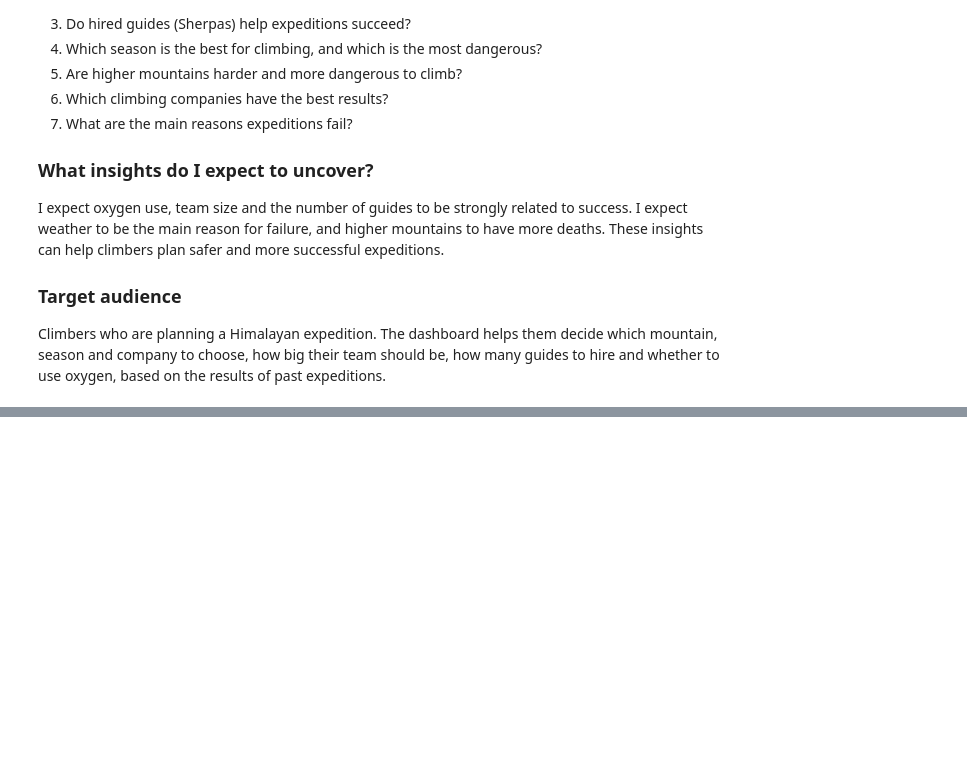
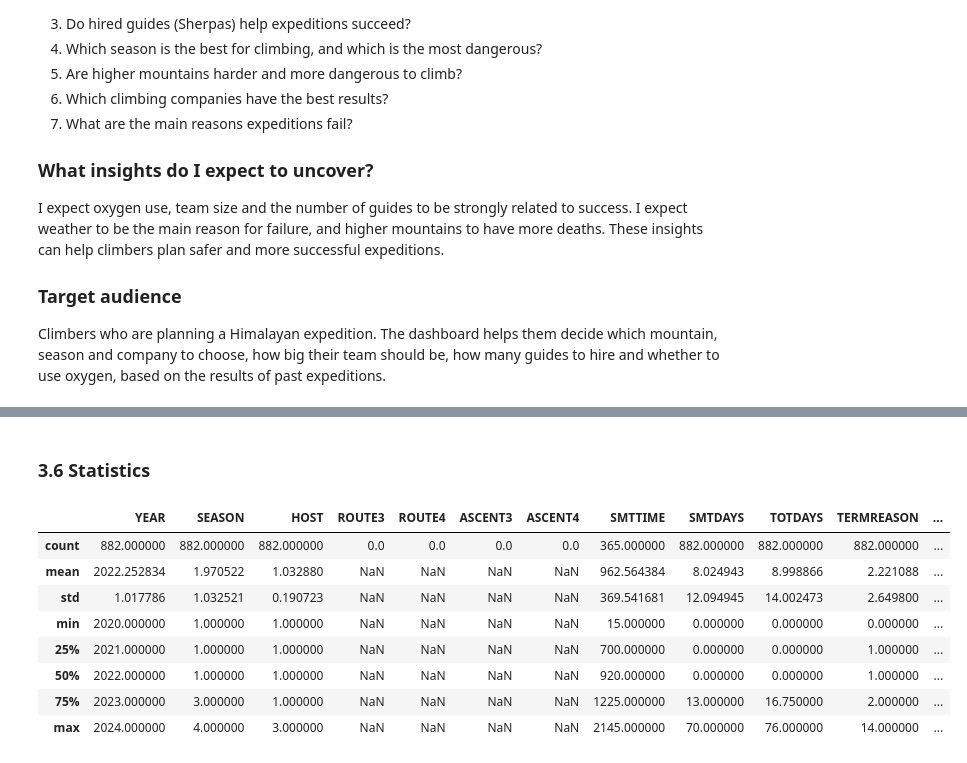
Before and after one commit to Aleenw/himalayan-expeditions-analysis, a Jupyter notebook: notebook/himalayan_eda.ipynb, the cells around one changed output, grey strips where cells are left out. Saved outputs shown, nothing was run; the diff lists cells and outputs as text; code cells hidden in the pictures; blank space fills up the shorter version.

Commit message:
Data Loading and Structure

```diff
--- a/notebook/himalayan_eda.ipynb
+++ b/notebook/himalayan_eda.ipynb
@@ -30,0 +43,3 @@ Climbers who are planning a Himalayan expedition. The dashboard helps them decid
+# %%
+exped = pd.read_csv("../Data/exped_tidy.csv", encoding="latin1")
+peaks = pd.read_csv("../Data/peaks_tidy.csv", encoding="latin1")
@@ -30,0 +116,14 @@ Climbers who are planning a Himalayan expedition. The dashboard helps them decid
+# %% [markdown]
+### 3.6 Statistics
+# %%
+exped.describe()
+# %% [output]
+|  | YEAR | SEASON | HOST | ROUTE3 | ROUTE4 | ASCENT3 | ASCENT4 | SMTTIME | SMTDAYS | TOTDAYS | TERMREASON | ... |
+| count | 882.000000 | 882.000000 | 882.000000 | 0.0 | 0.0 | 0.0 | 0.0 | 365.000000 | 882.000000 | 882.000000 | 882.000000 | ... |
+| mean | 2022.252834 | 1.970522 | 1.032880 | NaN | NaN | NaN | NaN | 962.564384 | 8.024943 | 8.998866 | 2.221088 | ... |
+| std | 1.017786 | 1.032521 | 0.190723 | NaN | NaN | NaN | NaN | 369.541681 | 12.094945 | 14.002473 | 2.649800 | ... |
+| min | 2020.000000 | 1.000000 | 1.000000 | NaN | NaN | NaN | NaN | 15.000000 | 0.000000 | 0.000000 | 0.000000 | ... |
+| 25% | 2021.000000 | 1.000000 | 1.000000 | NaN | NaN | NaN | NaN | 700.000000 | 0.000000 | 0.000000 | 1.000000 | ... |
+| 50% | 2022.000000 | 1.000000 | 1.000000 | NaN | NaN | NaN | NaN | 920.000000 | 0.000000 | 0.000000 | 1.000000 | ... |
+| 75% | 2023.000000 | 3.000000 | 1.000000 | NaN | NaN | NaN | NaN | 1225.000000 | 13.000000 | 16.750000 | 2.000000 | ... |
+| max | 2024.000000 | 4.000000 | 3.000000 | NaN | NaN | NaN | NaN | 2145.000000 | 70.000000 | 76.000000 | 14.000000 | ... |
```
Also changed, not shown: parts of 16 cells of this notebook.
